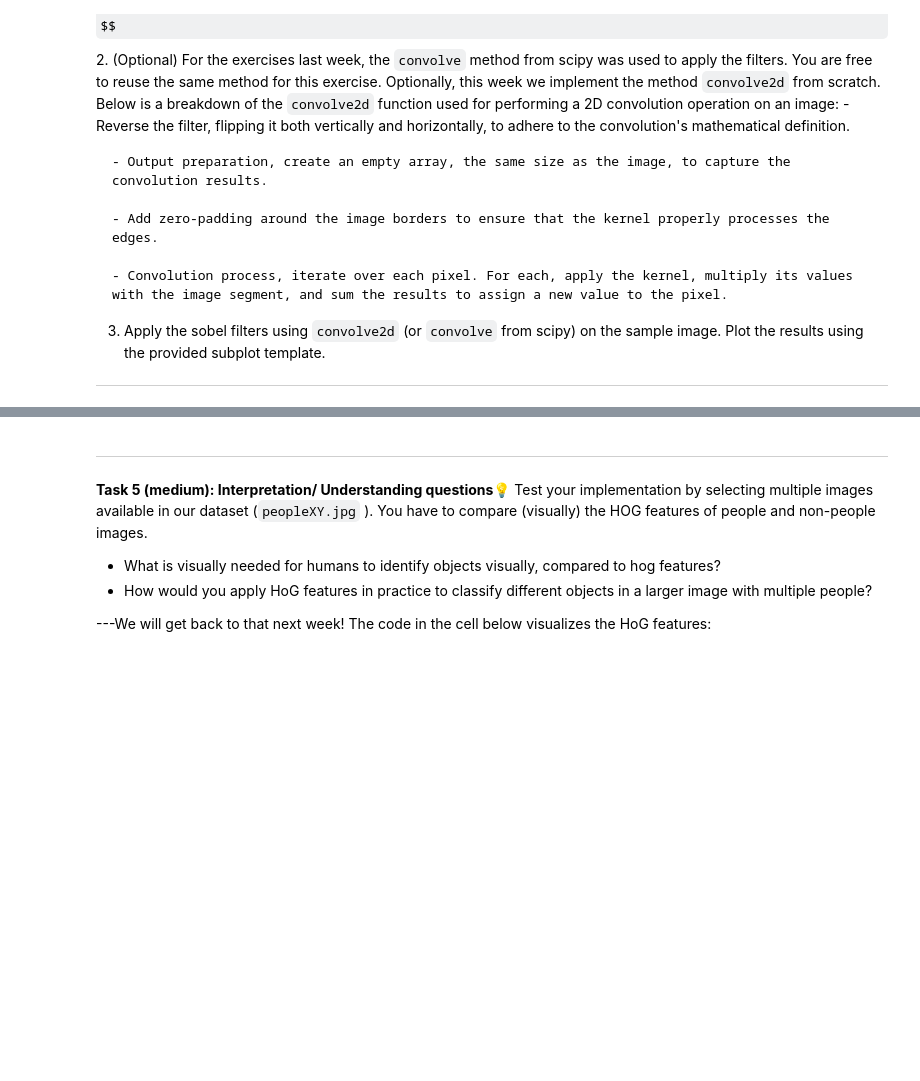
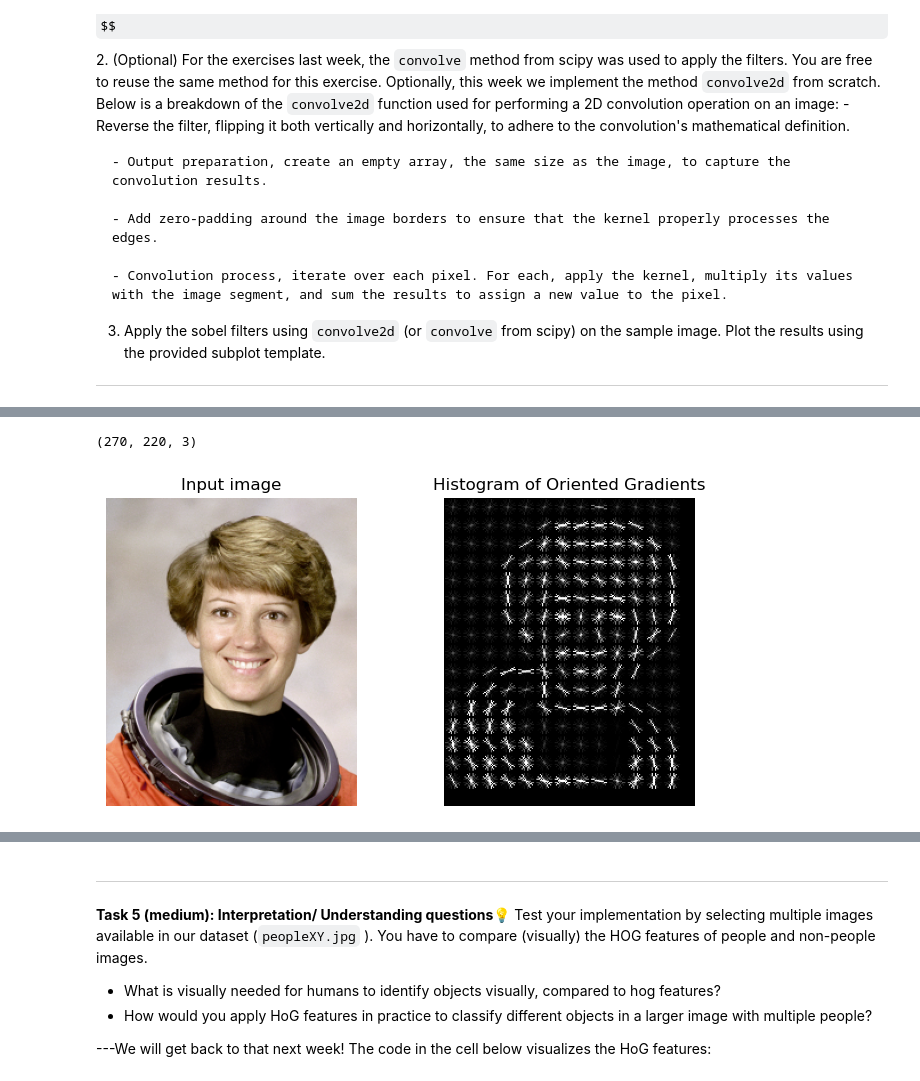
Before and after one commit to LVOL98/IML_Introduction-to-Machine-Learning, a Jupyter notebook: iml-repo/vscode/02-material/W08/03-hog.ipynb, the cells around one changed output, grey strips where cells are left out. Saved outputs shown, nothing was run; the diff lists cells and outputs as text; code cells hidden in the pictures; some formulas as TeX source; blank space fills up the shorter version.

```diff
--- a/iml-repo/vscode/02-material/W08/03-hog.ipynb
+++ b/iml-repo/vscode/02-material/W08/03-hog.ipynb
@@ -188,34 +188,45 @@ $\times$ Block Rows $\times$ Cells in the Block.
 # %%
 from skimage.feature import hog
 from skimage import data, exposure
 
 # load new image
-
-
 image1 = data.astronaut()[:270,100:320]
 print(image1.shape)
 
 feature_vector=True,
 bins = 8
 pixels_per_cell = 16
 cells_per_block = 4
 
-fd1,hog_feat1 = image # replace this with hog feature results. fd is the feature vector and hog_image is the visualization of the calculated gradients.
+# replace this with hog feature results. fd is the feature vector and hog_image is the visualization of the calculated gradients.
+fd1, hog_feat1 = hog(
+    image1,
+    orientations=bins,
+    pixels_per_cell=(pixels_per_cell, pixels_per_cell),
+    cells_per_block=(cells_per_block, cells_per_block),
+    block_norm='L2',
+    visualize=True,
+    feature_vector=feature_vector,
+    channel_axis=-1
+)
 
 # after implementation of the HoG function, run the following plot
 fig, (ax1, ax2) = plt.subplots(1, 2, figsize=(8, 4), sharex=True, sharey=True)
 
 ax1.axis('off')
 ax1.imshow(image1, cmap=plt.cm.gray)
 ax1.set_title('Input image')
 
 # Rescale histogram for better display
 hog_image_rescaled = exposure.rescale_intensity(hog_feat1, in_range=(0, 10))
 
 ax2.axis('off')
 ax2.imshow(hog_image_rescaled, cmap=plt.cm.gray)
 ax2.set_title('Histogram of Oriented Gradients')
 plt.show()
+# %% [output]
+(270, 220, 3)
+[figure, added]
 # %% [markdown]
 
 ---
```
Also changed, not shown: parts of 9 cells of this notebook, 9 other files.
